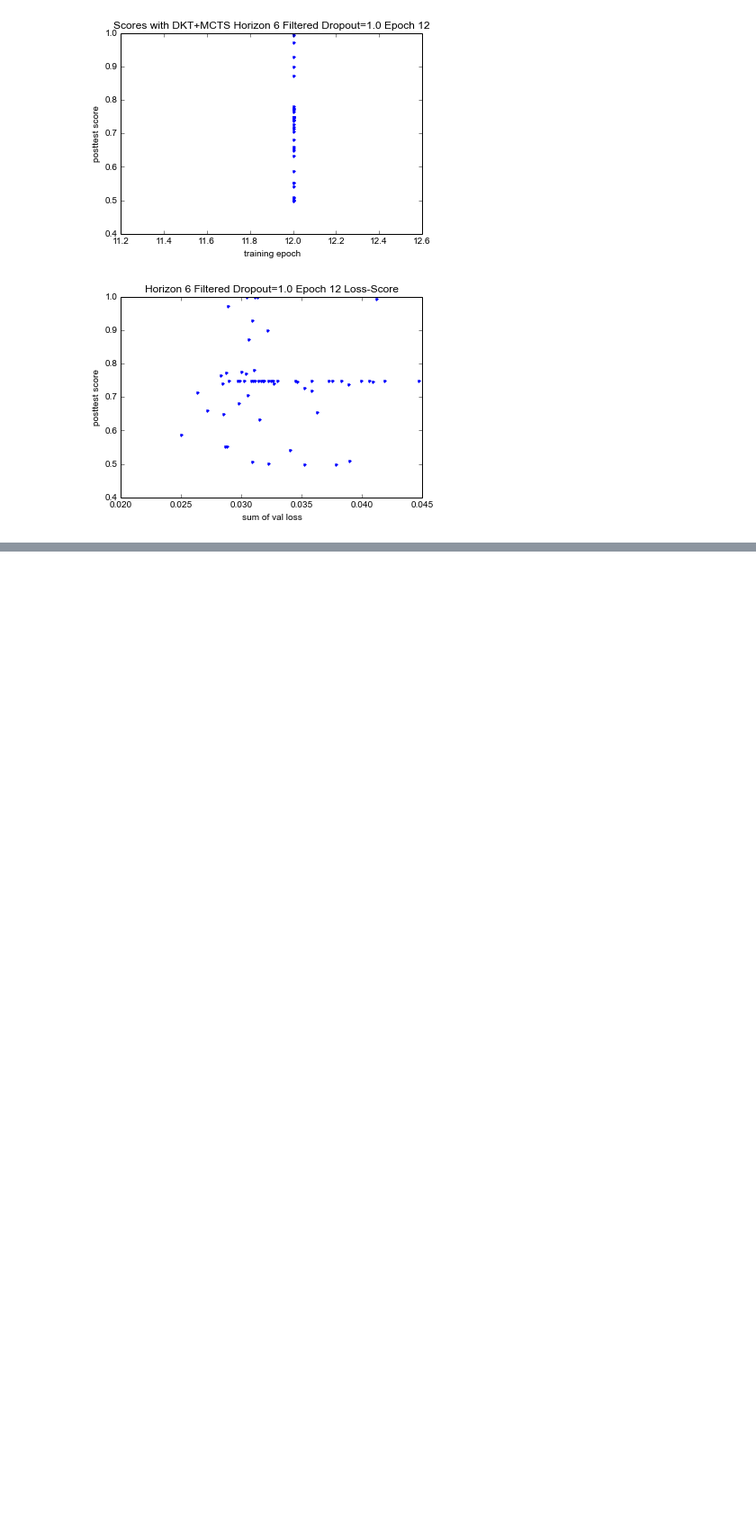
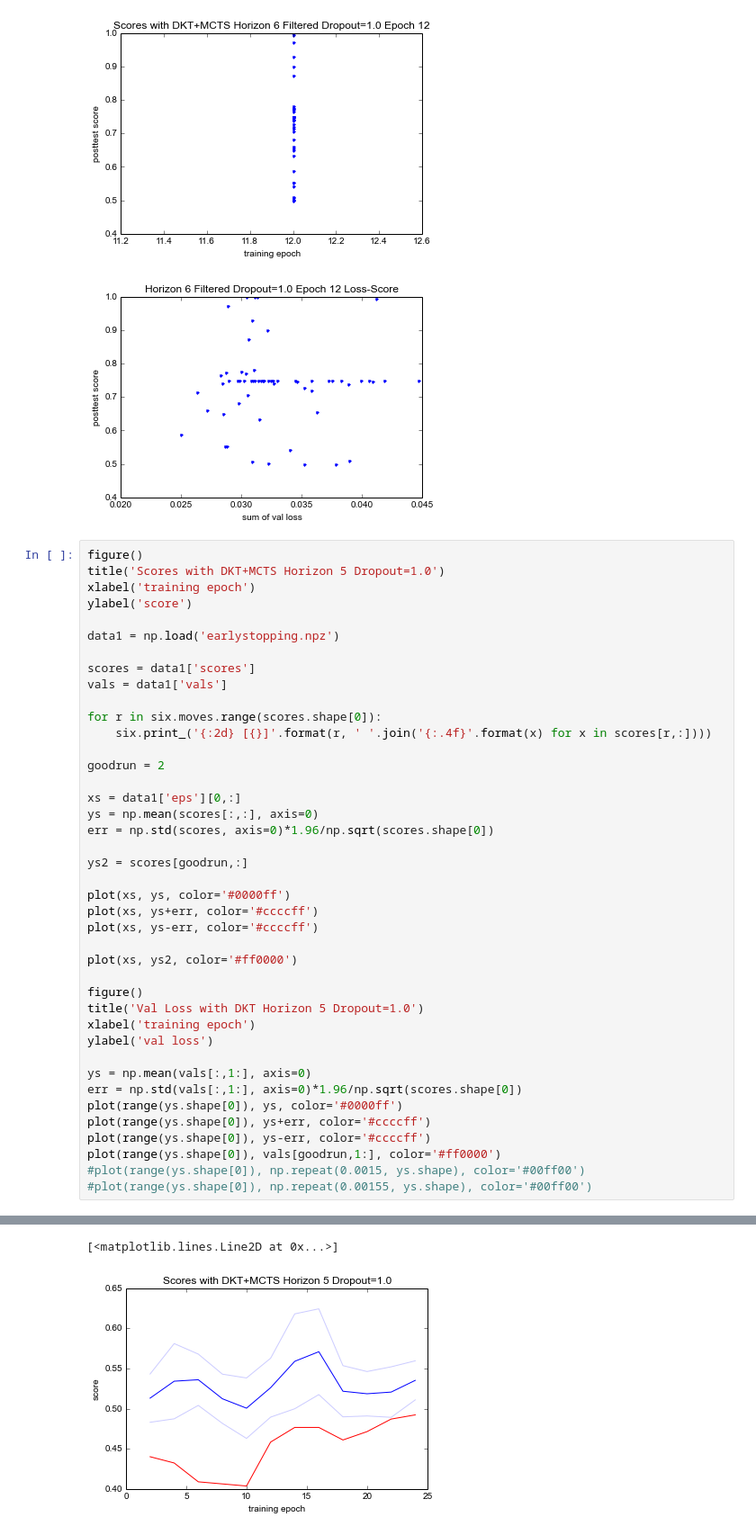
Before and after one commit to lisa-1010/smart-tutor, a Jupyter notebook: code/danielgraphing.ipynb, the cells around one changed output, grey strips where cells are left out. Shown at 90% size. Saved outputs shown, nothing was run; the diff lists cells and outputs as text; blank space fills up the shorter version.

```diff
--- a/code/danielgraphing.ipynb
+++ b/code/danielgraphing.ipynb
@@ -1104,3 +1104,45 @@ plot(xs, ys, '.', color='#0000ff')
 [<matplotlib.lines.Line2D at 0x...>]
 [figure]
 [figure]
+# %%
+figure()
+title('Scores with DKT+MCTS Horizon 5 Dropout=1.0')
+xlabel('training epoch')
+ylabel('score')
+
+data1 = np.load('earlystopping.npz')
+
+scores = data1['scores']
+vals = data1['vals']
+
+for r in six.moves.range(scores.shape[0]):
+    six.print_('{:2d} [{}]'.format(r, ' '.join('{:.4f}'.format(x) for x in scores[r,:])))
+
+goodrun = 2
+
+xs = data1['eps'][0,:]
+ys = np.mean(scores[:,:], axis=0)
+err = np.std(scores, axis=0)*1.96/np.sqrt(scores.shape[0])
+
+ys2 = scores[goodrun,:]
+
+plot(xs, ys, color='#0000ff')
+plot(xs, ys+err, color='#ccccff')
+plot(xs, ys-err, color='#ccccff')
+
+plot(xs, ys2, color='#ff0000')
+
+figure()
+title('Val Loss with DKT Horizon 5 Dropout=1.0')
+xlabel('training epoch')
+ylabel('val loss')
+
+ys = np.mean(vals[:,1:], axis=0)
+err = np.std(vals[:,1:], axis=0)*1.96/np.sqrt(scores.shape[0])
+plot(range(ys.shape[0]), ys, color='#0000ff')
+plot(range(ys.shape[0]), ys+err, color='#ccccff')
+plot(range(ys.shape[0]), ys-err, color='#ccccff')
+plot(range(ys.shape[0]), vals[goodrun,1:], color='#ff0000')
+#plot(range(ys.shape[0]), np.repeat(0.0015, ys.shape), color='#00ff00')
+#plot(range(ys.shape[0]), np.repeat(0.00155, ys.shape), color='#00ff00')
+# %% [output]
@@ -1106,0 +1159,2 @@ plot(xs, ys, '.', color='#0000ff')
+[<matplotlib.lines.Line2D at 0x...>]
+[figure, added]
```
Also changed, not shown: parts of 1 cell of this notebook, 2 other files.
